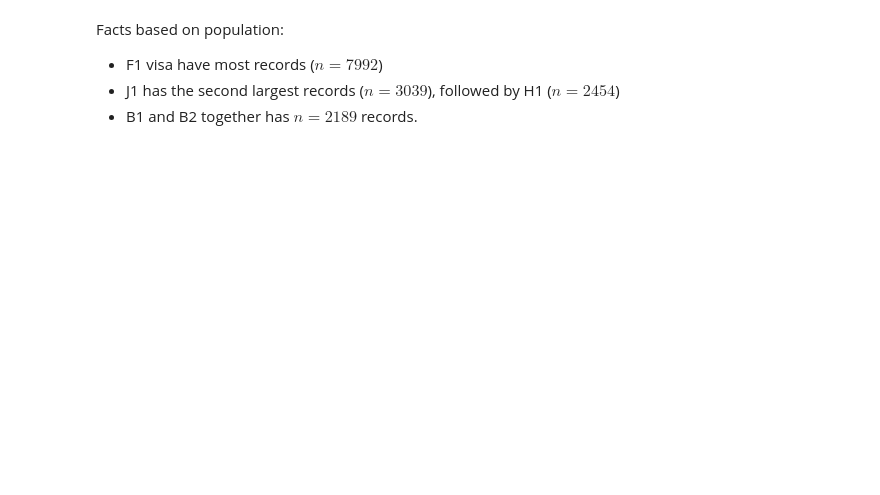
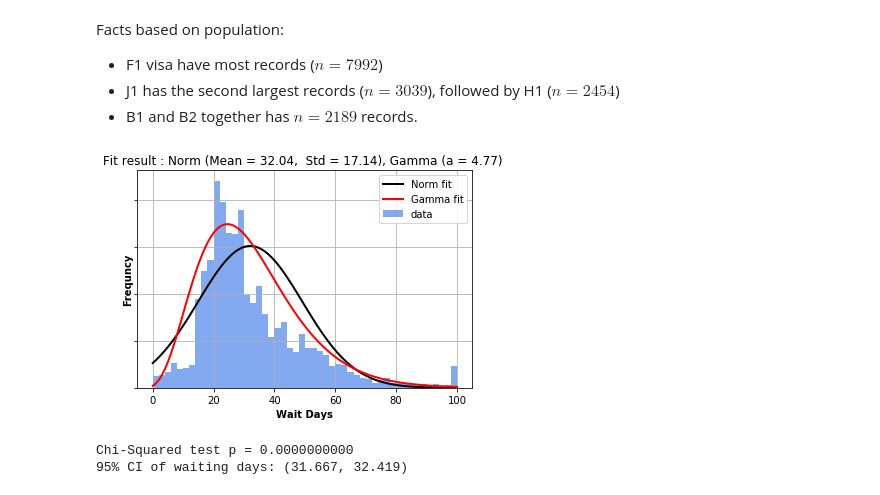
Before and after one commit to chenchen2015/CheckeeInfo-Scraper, a Jupyter notebook: CheckeeInfo-DataAnalysis.ipynb, the cells around one changed output. Saved outputs shown, nothing was run; the diff lists cells and outputs as text; code cells hidden in the pictures; blank space fills up the shorter version.

```diff
--- a/CheckeeInfo-DataAnalysis.ipynb
+++ b/CheckeeInfo-DataAnalysis.ipynb
@@ -91,3 +95,45 @@ Facts based on population:
 - F1 visa have most records ($n=7992$)
 - J1 has the second largest records ($n=3039$), followed by H1 ($n=2454$)
 - B1 and B2 together has $n=2189$ records.
+# %%
+# Get F1 Visa waiting days data
+wdF1 = wd.get_group('F1')
+
+# Clip irregular values
+wdF1 = wdF1.clip_upper(100)
+
+# Try to fit a normal distribution
+mu, std = norm.fit(wdF1.values)
+# and gamma distribution
+a, l, s = gamma.fit(wdF1.values)
+
+# Plot histogram overlayed with normal distribution fit
+wdF1.hist(bins=50, normed=True, alpha=0.8, color='#6495ED')
+plt.xlabel('Wait Days',fontweight='bold')
+plt.ylabel('Frequncy',fontweight='bold')
+# overlay - Normal Distribution
+x = np.linspace(0, 100, 100)
+p = norm.pdf(x, mu, std) * 1.3
+plt.plot(x, p, 'k', linewidth=2)
+title = "Fit result : Norm (Mean = %.2f,  Std = %.2f), Gamma (a = %.2f) " % (mu, std, a)
+plt.title(title)
+# overlay - Gamma Distribution
+p = gamma.pdf(x, a, loc=l, scale=s) * 1.3
+plt.plot(x, p, 'r', linewidth=2)
+
+plt.legend(['Norm fit','Gamma fit','data'])
+plt.tick_params(labelleft='off')
+plt.show()
+# %% [output]
+[figure, added]
+# %%
+# Let's first make sure it comes from a normal distribution by conducting a Chi-squared test
+_, pval = normaltest(wdF1.values)
+print('Chi-Squared test p = %.10f' % pval)
+
+# Estimate 95% confidence interval by taking [mu-2*SE, mu+2*SE] (assume normal distribution)
+interval = norm.interval(0.95, loc=mu, scale=std/np.sqrt(wdF1.count()))
+print('95%% CI of waiting days: (%.3f, %.3f)' % (interval[0], interval[1]))
+# %% [output]
+Chi-Squared test p = 0.0000000000
+95% CI of waiting days: (31.667, 32.419)
```
Also changed, not shown: parts of 5 cells of this notebook.
